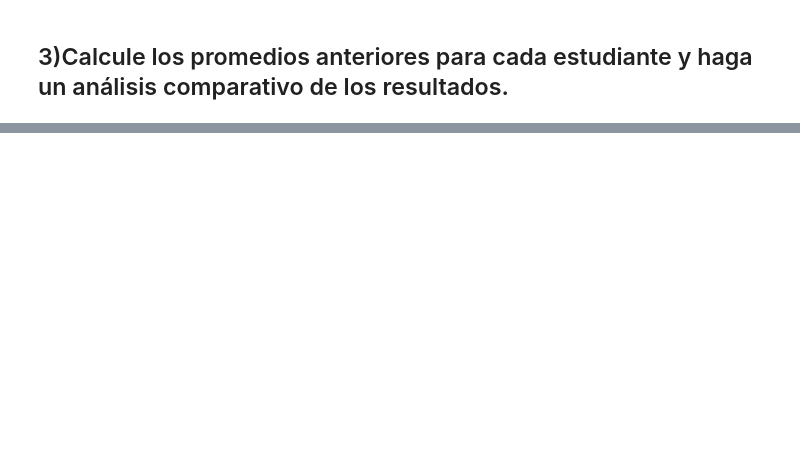
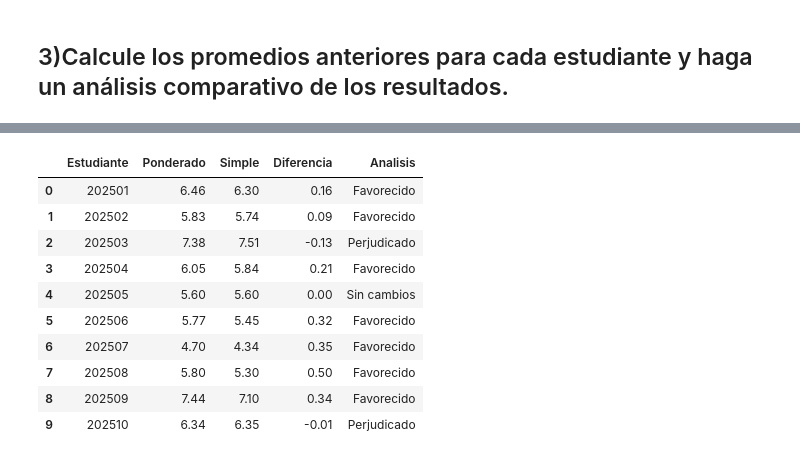
Before and after one commit to strejo4/ColabFiles_UACJ_PADP, a Jupyter notebook: MEIA_DatosAcademicos_Tarea.ipynb, the cells around one changed output, grey strips where cells are left out. Saved outputs shown, nothing was run; the diff lists cells and outputs as text; code cells hidden in the pictures; blank space fills up the shorter version.

```diff
--- a/MEIA_DatosAcademicos_Tarea.ipynb
+++ b/MEIA_DatosAcademicos_Tarea.ipynb
@@ -59,0 +46,29 @@ df.head(11)
+# %%
+ids = df.columns[2:]  # matrículas
+
+resultado = pd.DataFrame({
+    "Estudiante": ids,
+    "Ponderado": np.round(promedio_ponderado, 2),
+    "Simple": np.round(promedio_sin_pesos, 2),
+    "Diferencia": np.round(diferencia, 2)
+})
+
+# Clasificación con np.where anidado
+resultado["Analisis"] = np.where(
+    abs(resultado["Diferencia"]) <= 0, "Sin cambios",
+    np.where(resultado["Diferencia"] > 0, "Favorecido", "Perjudicado")
+)
+
+resultado
+# %% [output]
+|  | Estudiante | Ponderado | Simple | Diferencia | Analisis |
+| 0 | 202501 | 6.46 | 6.30 | 0.16 | Favorecido |
+| 1 | 202502 | 5.83 | 5.74 | 0.09 | Favorecido |
+| 2 | 202503 | 7.38 | 7.51 | -0.13 | Perjudicado |
+| 3 | 202504 | 6.05 | 5.84 | 0.21 | Favorecido |
+| 4 | 202505 | 5.60 | 5.60 | 0.00 | Sin cambios |
+| 5 | 202506 | 5.77 | 5.45 | 0.32 | Favorecido |
+| 6 | 202507 | 4.70 | 4.34 | 0.35 | Favorecido |
+| 7 | 202508 | 5.80 | 5.30 | 0.50 | Favorecido |
+| 8 | 202509 | 7.44 | 7.10 | 0.34 | Favorecido |
+| 9 | 202510 | 6.34 | 6.35 | -0.01 | Perjudicado |
```
Also changed, not shown: parts of 5 cells of this notebook.
